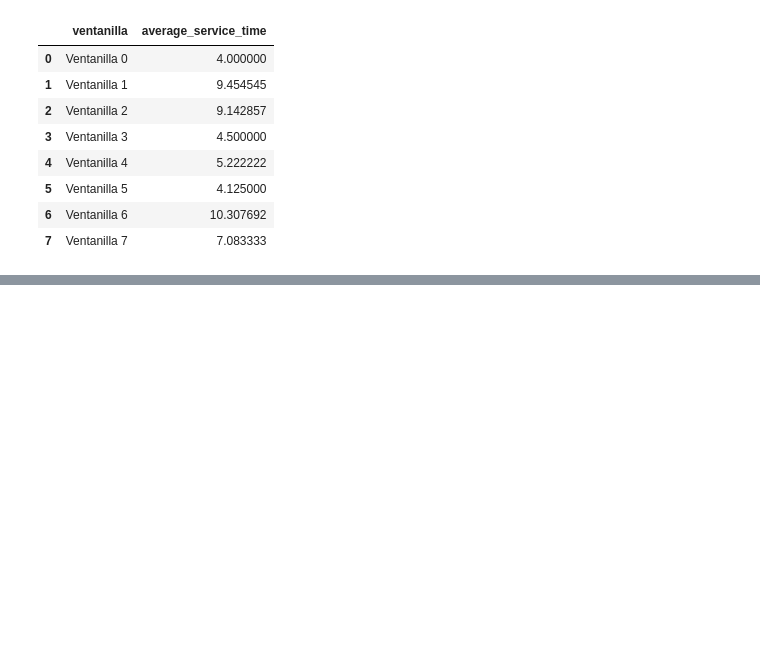
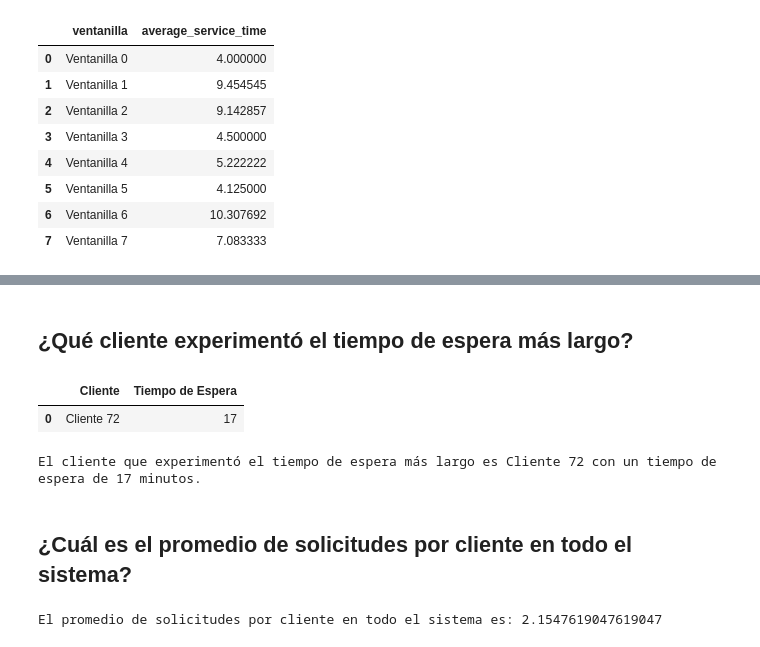
Before and after one commit to JairoRaudales/Proyecto_Final, a Jupyter notebook: Proyecto_Final-Jairo_Raudales-20201003539.ipynb, the cells around one changed output, grey strips where cells are left out. Saved outputs shown, nothing was run; the diff lists cells and outputs as text; code cells hidden in the pictures; blank space fills up the shorter version.

```diff
--- a/Proyecto_Final-Jairo_Raudales-20201003539.ipynb
+++ b/Proyecto_Final-Jairo_Raudales-20201003539.ipynb
@@ -332,0 +379,30 @@ Tiempo promedio de servicio por ventanilla:
+# %% [markdown]
+## ¿Qué cliente experimentó el tiempo de espera más largo?
+# %%
+# Encontrar el cliente con el mayor tiempo de espera
+max_waiting_client = df_wait_times.loc[df_wait_times['waiting_time'].idxmax()]
+
+# Crear un DataFrame para almacenar el resultado
+df_max_waiting = pd.DataFrame({
+    'Cliente': [max_waiting_client['cliente']],
+    'Tiempo de Espera': [max_waiting_client['waiting_time']]
+})
+
+# Mostrar el DataFrame
+df_max_waiting
+# %% [output]
+|  | Cliente | Tiempo de Espera |
+| 0 | Cliente 72 | 17 |
+# %%
+print(f"El cliente que experimentó el tiempo de espera más largo es {max_waiting_client['cliente']} con un tiempo de espera de {max_waiting_client['waiting_time']} minutos.")
+# %% [output]
+El cliente que experimentó el tiempo de espera más largo es Cliente 72 con un tiempo de espera de 17 minutos.
+# %% [markdown]
+## ¿Cuál es el promedio de solicitudes por cliente en todo el sistema?
+# %%
+# Calcular el promedio de solicitudes por cliente
+average_requests_per_client = df_clientes['num_solicitudes'].mean()
+
+print(f"El promedio de solicitudes por cliente en todo el sistema es: {average_requests_per_client}")
+# %% [output]
+El promedio de solicitudes por cliente en todo el sistema es: 2.1547619047619047
```
Also changed, not shown: parts of 15 cells of this notebook.
